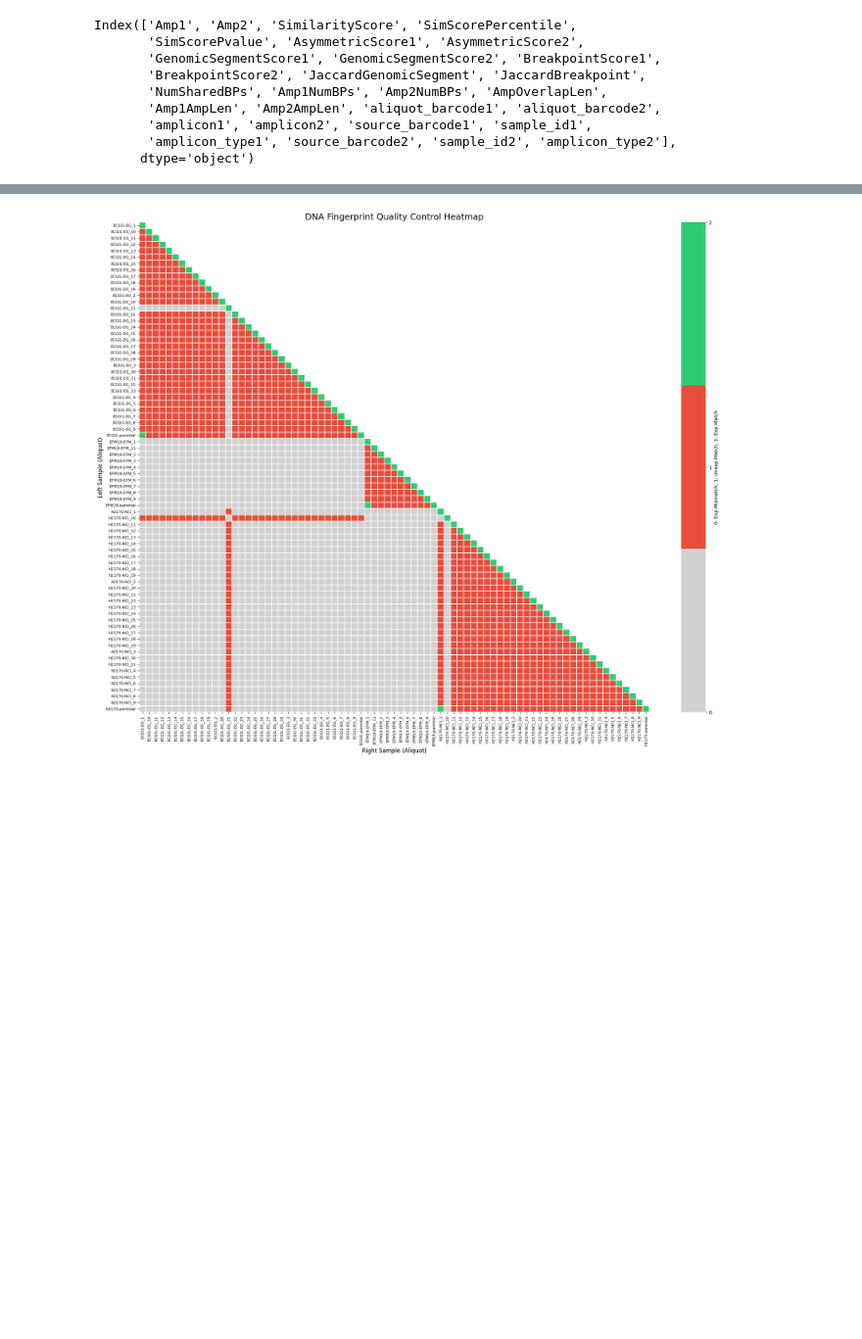
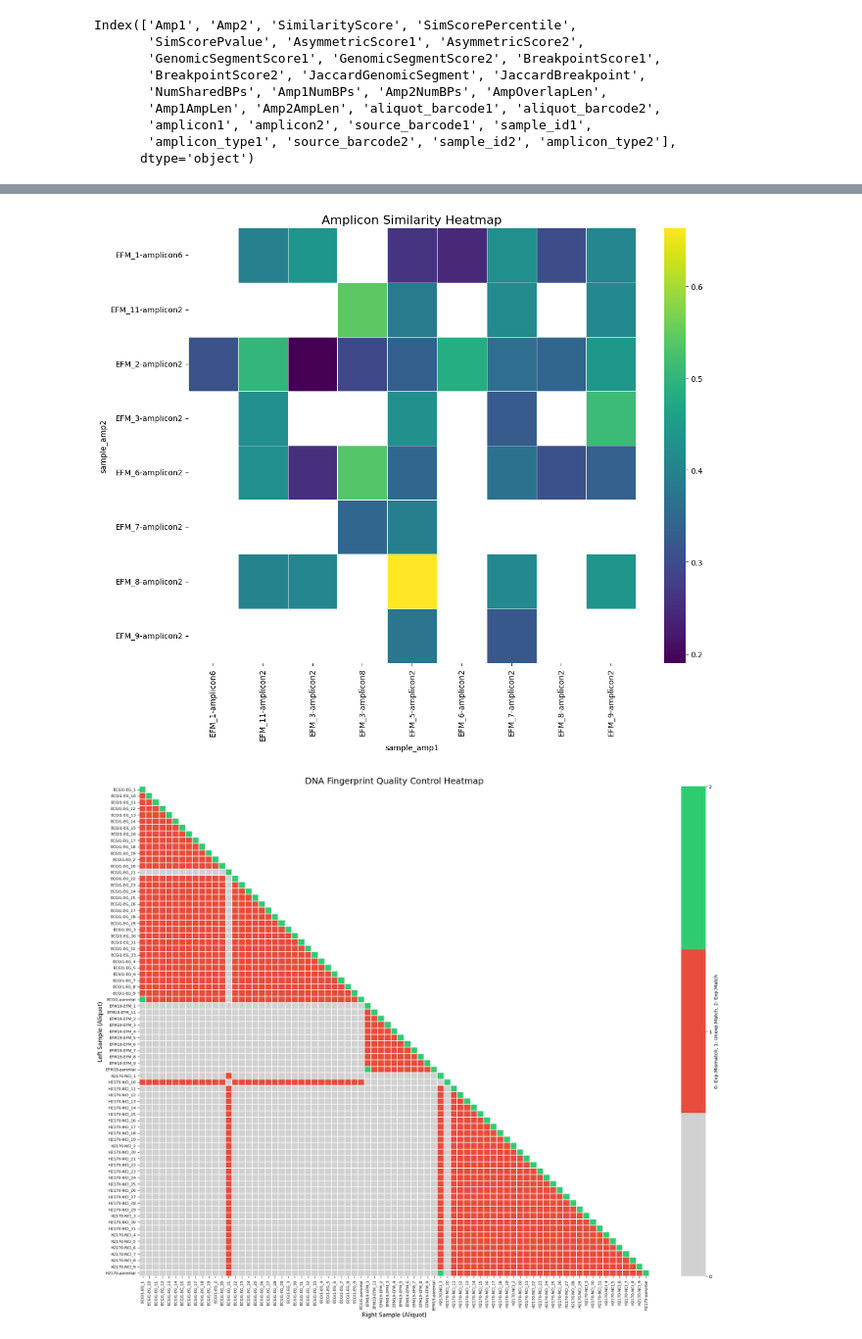
Before and after one commit to JiwonShon/ECTRES, a Jupyter notebook: ECTRES_similarity.ipynb, the cells around one changed output, grey strips where cells are left out. Shown at 98% size. Saved outputs shown, nothing was run; the diff lists cells and outputs as text; code cells hidden in the pictures; blank space fills up the shorter version.

```diff
--- a/ECTRES_similarity.ipynb
+++ b/ECTRES_similarity.ipynb
@@ -152,3 +167,32 @@ df_mapped[['SimilarityScore', 'SimScorePercentile','SimScorePvalue',
+# %%
+# 1. Pivot table 생성
+pivot_df = df_sub.pivot_table(
+    index='sample_amp2',      # y-axis
+    columns='sample_amp1',    # x-axis
+    values='SimilarityScore'
+)
+
+# 2. Heatmap 그리기
+plt.figure(figsize=(12, 10))
+
+sns.heatmap(
+    pivot_df,
+    cmap='viridis',   # similarity score에 적합한 colormap
+    linewidths=0.5,
+    linecolor='white'
+)
+
+plt.title('Amplicon Similarity Heatmap', fontsize=16)
+plt.xlabel('sample_amp1')
+plt.ylabel('sample_amp2')
+
+plt.xticks(rotation=90)
+plt.yticks(rotation=0)
+
+plt.tight_layout()
+plt.show()
+# %% [output]
+[figure, added]
 # %%
 merged_df = pd.merge(df, classification_profiles[['sampleID', 'amplicon_number', 'amplicon_type']], how="left",
                      left_on=["sample1", "amplicon1"],
```
Also changed, not shown: parts of 3 cells of this notebook, 3 other files.
